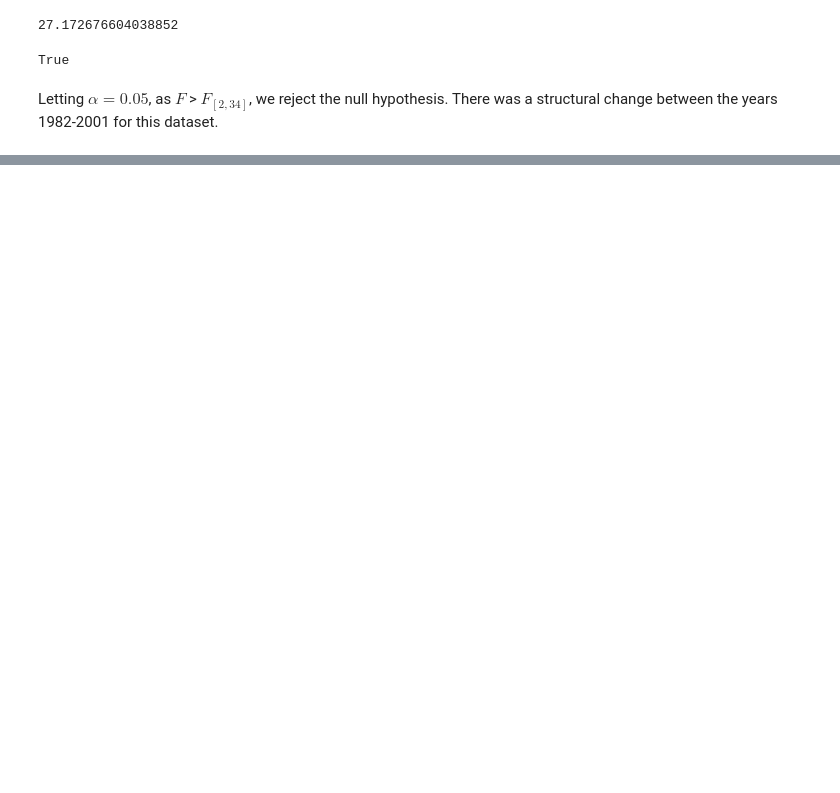
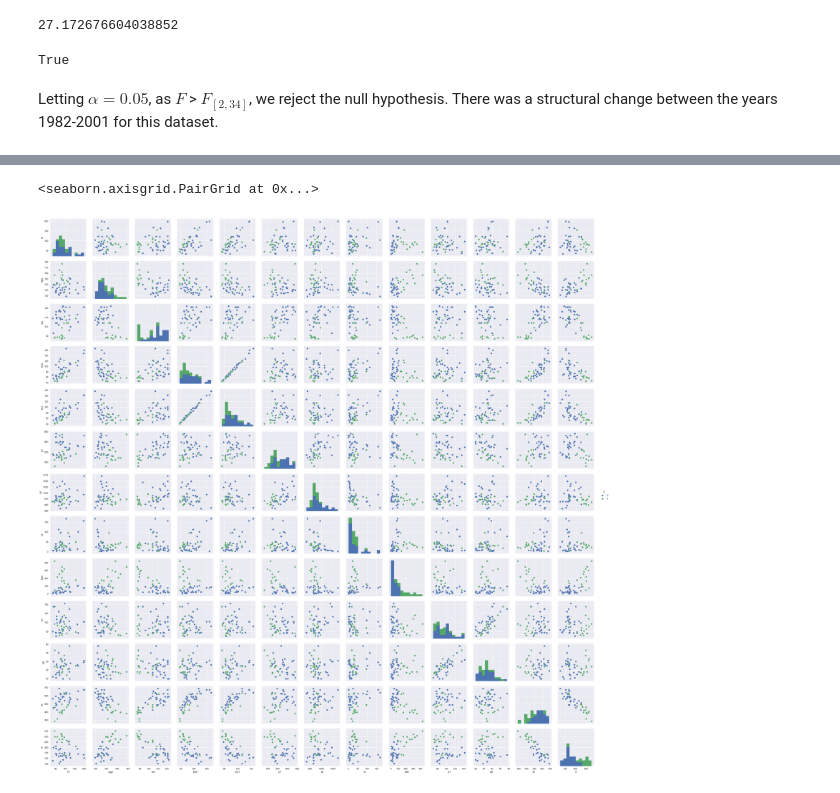
Before and after one commit to gerdm/UMA, a Jupyter notebook: econometrics/Homework 2.ipynb, the cells around one changed output, grey strips where cells are left out. Drawn from its saved outputs; the diff is of its cells as text; code cells hidden in the pictures; blank space fills up the shorter version.

```diff
--- a/econometrics/Homework 2.ipynb
+++ b/econometrics/Homework 2.ipynb
@@ -468,0 +641,4 @@ Letting $\alpha = 0.05$, as $F$ > $F_{[2, 34]}$, we reject the null hypothesis.
+# %%
+crime = pd.read_csv("table10_16.csv")
+crime_form = " + ".join(crime.columns).replace("R +", "R ~")
+crime_model = smf.ols(crime_form, data=crime).fit()
@@ -468,0 +654,7 @@ Letting $\alpha = 0.05$, as $F$ > $F_{[2, 34]}$, we reject the null hypothesis.
+# %%
+%matplotlib inline
+import seaborn as sns
+sns.pairplot(crime, hue="S", vars=crime.columns.drop("S"))
+# %% [output]
+<seaborn.axisgrid.PairGrid at 0x...>
+[figure, added]
```
Also changed, not shown: parts of 18 cells of this notebook, 2 other files.
